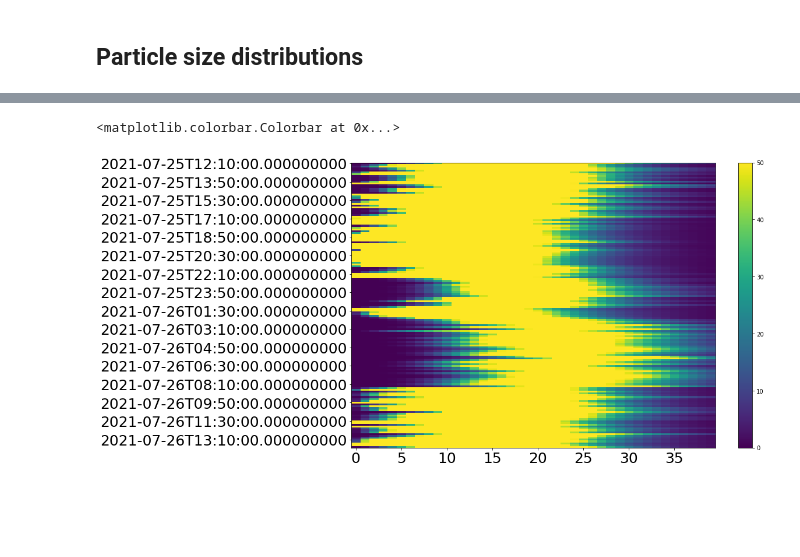
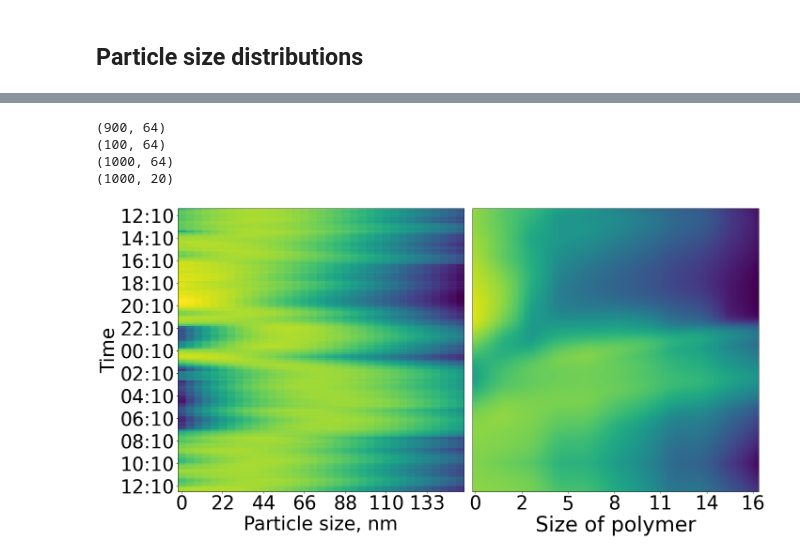
Before and after one commit to RishatZagidullin/coagulation-advection-1d, a Jupyter notebook: run_folder/baikal_data.ipynb, the cells around one changed output, grey strips where cells are left out. Drawn from its saved outputs; the diff is of its cells as text; code cells hidden in the pictures; blank space fills up the shorter version.

```diff
--- a/run_folder/baikal_data.ipynb
+++ b/run_folder/baikal_data.ipynb
@@ -446,27 +333,80 @@ plt.colorbar()
 # %%
+#THIS IS BASED ON SMOOTH SIN
+
+def moving_average(x, w):
+    return np.convolve(x, np.ones(w), 'valid') / w
+
 sp_ticks=['0~5', '5~10', '10~15', '15~20', '20~25', '25~30', '30~35', '35~40',
        '40~45', '45~50', '50~55', '55~60', '60~65', '65~70', '70~75', '75~80',
        '80~85', '85~90', '90~95', '95~100', '100~105', '105~110', '110~115',
        '115~120', '120~125', '125~130', '130~135', '135~140', '140~145',
        '145~150', '150~155', '155~160', '160~165', '165~170', '170~175',
        '175~180', '180~185', '185~190', '190~195', '195~200']
 
 sp_ticks_pos = np.arange(len(sp_ticks))
 
 dd = data_boyarsk[sp_ticks][76:781]
 dt = data_boyarsk['Unnamed: 2'][76:781]
 dd = (dd[dd.columns][285:440]).values
 dt = dt[285:440].values
+dt_time = [str(item)[11:-13] for item in dt]
 
-fig, ax1 = plt.subplots(figsize=(14,9))
+st = 1000
+en = 2000
+val = 18
+y1 = y[st+100:en, val, :]
+y2 = np.flip(y[st-100:st, val, :], axis=0)
+print(y1.shape)
+print(y2.shape)
+sizes = np.vstack([y1,y2])
+print(sizes.shape)
 
-plt.yticks(fontsize=25)
-plt.xticks(fontsize=25)
-plt.yticks(np.arange(len(dt))[::10], dt[::10])
 
-plt.imshow(dd.astype(float), aspect='auto', vmax=50)
-plt.colorbar()
+fig, ax = plt.subplots(1, 2, figsize=(20,10))
+
+ax[0].set_xticks(sp_ticks_pos[::5], np.floor(np.linspace(0, 173, len(sp_ticks_pos))).astype(int)[::5], fontsize=40)
+#ax[0].xaxis.set_tick_params(rotation=90, labelsize=25)
+ax[0].set_yticks((np.arange(len(dt_time))+3.5)[::12], dt_time[::12], fontsize=40)
+ax[0].set_ylabel("Time", fontsize=40)
+ax[0].set_xlabel("Particle size, nm", fontsize=40)
+
+ax[1].set_yticks([])
+ax[1].set_xticks(np.linspace(0, 100, 100)[::8], np.linspace(0, 35, 100)[::8].astype(int), fontsize=40)
+ax[1].set_xlabel("Size of polymer", fontsize=44)
+
+normed = sizes[:,4:26]
+normed_ma = np.zeros((1000,normed.shape[1]-1))
+normed_new = np.zeros((1000,100))
+for i in range(normed.shape[0]):
+    normed[i] = normed[i]/normed[i].sum()
+    normed_ma[i] = moving_average(normed[i],2)
+    xx = np.arange(len(normed_ma[i]))
+    xxx = np.linspace(0, len(normed_ma[i])-1, 100)
+    f = interpolate.interp1d(xx, normed_ma[i])
+    normed_new[i]=f(xxx)
+
+
+normed_dd = dd[:,5:].astype(float)
+normed_dd_ma = np.zeros((normed_dd.shape[0]-4,normed_dd.shape[1]))
+
+for i in range(normed_dd.shape[0]):
+    normed_dd[i] = normed_dd[i]/normed_dd[i].sum()
+
+for i in range(normed_dd.shape[1]):
+    normed_dd_ma[:,i] = moving_average(normed_dd[:,i],5)
+
+
+
+ax[0].imshow(normed_dd_ma, aspect='auto', norm=LogNorm())
+ax[1].imshow(normed_new[:, 30:80], aspect='auto', norm=LogNorm(vmax=0.25))
+print(normed[:,2:].shape)
+fig.tight_layout()
+
+plt.savefig("heatmap.pdf", bbox_inches='tight', format='pdf')
 # %% [output]
-<matplotlib.colorbar.Colorbar at 0x...>
+(900, 64)
+(100, 64)
+(1000, 64)
+(1000, 20)
-[figure, old version]
+[figure, new version]
 # %%
```
Also changed, not shown: parts of 11 cells of this notebook, 1 other file.
